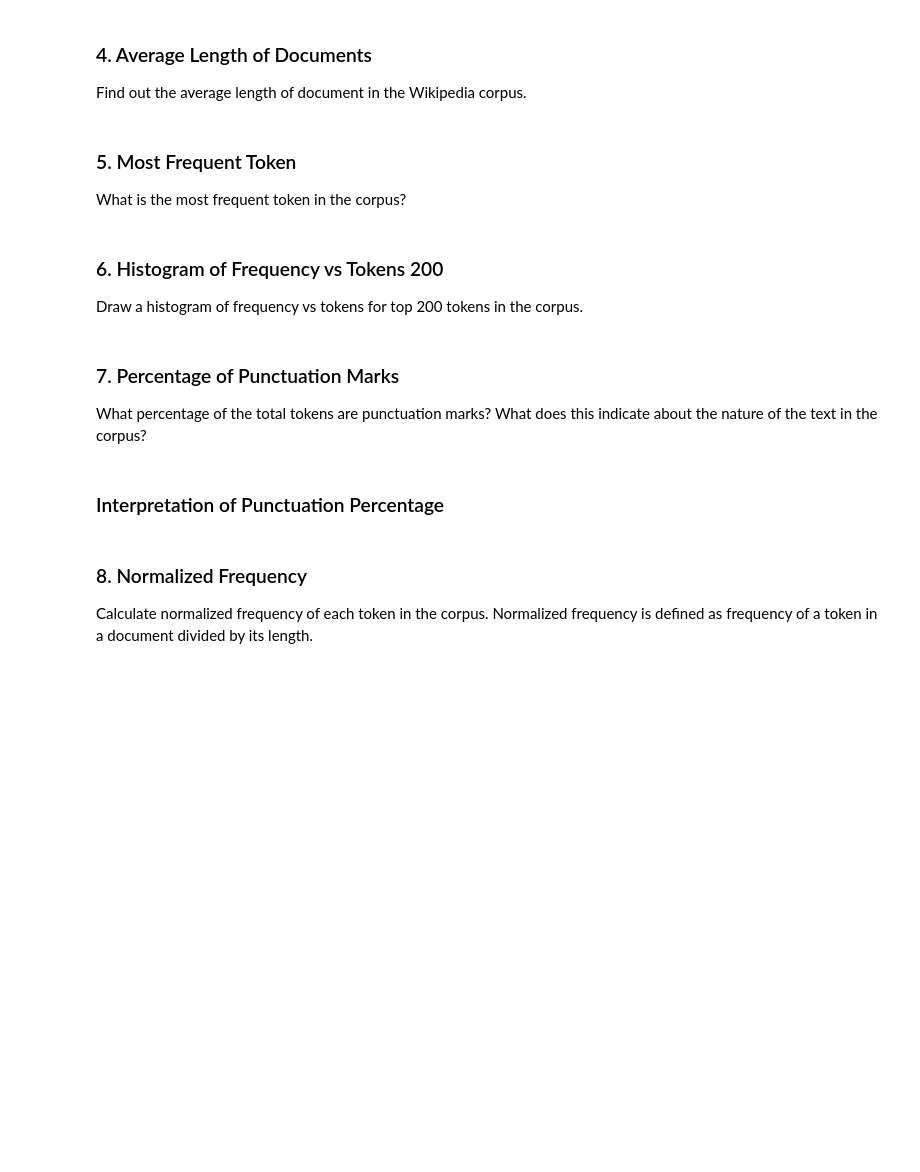
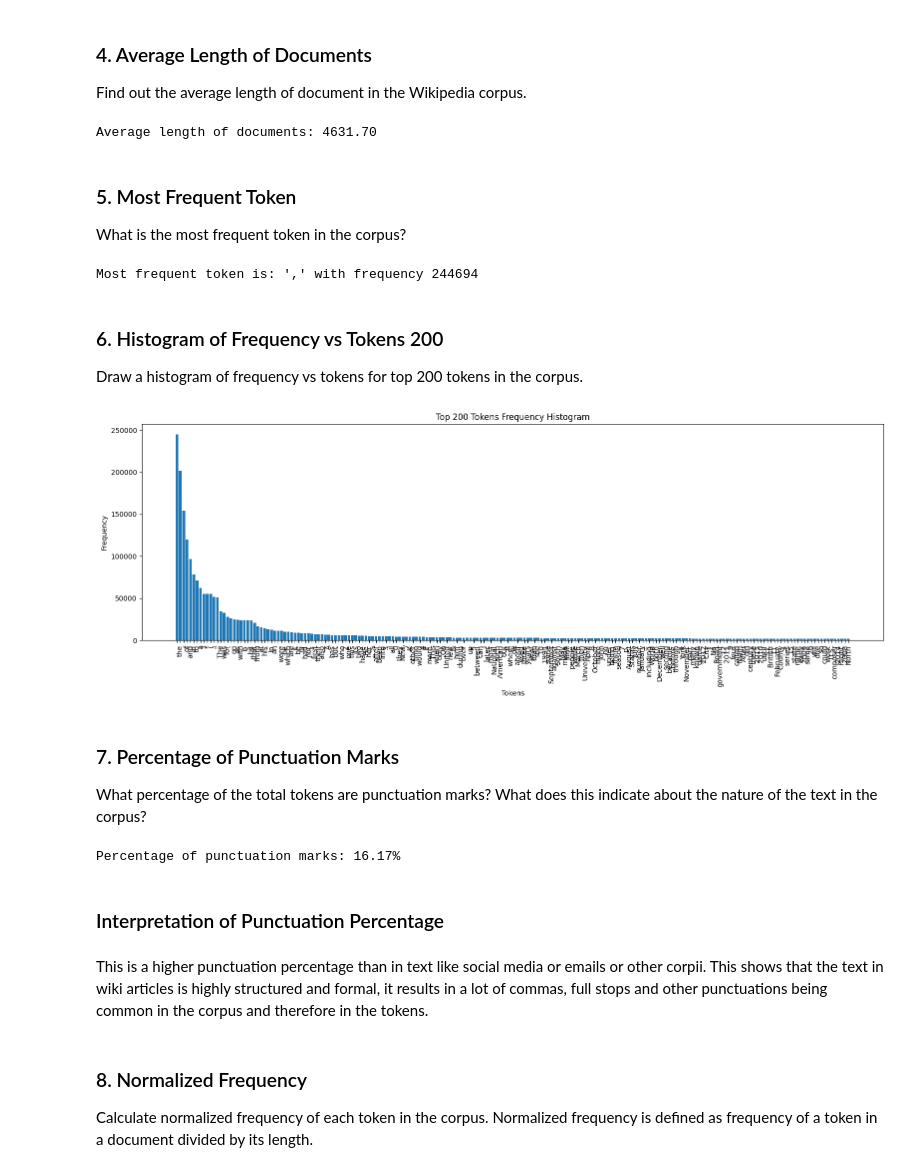
Before and after one commit to whiplxsh21/CS779-IITK, a Jupyter notebook: Assignment 1/question_3.ipynb, the cells around one changed output. Cells and saved outputs as stored; diff of their text form; code cells hidden in the pictures; blank space fills up the shorter version.

```diff
--- a/Assignment 1/question_3.ipynb
+++ b/Assignment 1/question_3.ipynb
@@ -204,28 +204,34 @@ def create_headings_list(articles_dataset):
 # %% [markdown]
 The above code was taking too much time for going through the entire dataset, so I made a batch system for processing it.
 # %%
+from tqdm import tqdm
+import json
+
 def process_in_batches(dataset_object, batch_size=1000):
     total_articles = len(dataset_object)
     final_classified_list = []
 
     num_batches = (total_articles + batch_size - 1) // batch_size
 
+    # global counter for article numbering
+    global_article_number = 0
+
     with tqdm(total=total_articles, desc="Processing articles") as pbar:
         for i in range(num_batches):
-            # start and end indexes for current batch
             start_index = i * batch_size
             end_index = min((i + 1) * batch_size, total_articles)
 
-            # convert to list
             batch_slice = dataset_object.select(range(start_index, end_index))
             batch_list = batch_slice.to_list()
 
             processed_batch = create_headings_list(batch_list)
 
+            for item in processed_batch:
+                item['article_number'] = global_article_number
+                global_article_number += 1
 
             final_classified_list.extend(processed_batch)
 
-            # progress bar update
             pbar.update(len(batch_list))
 
     return final_classified_list
@@ -233,14 +239,13 @@ def process_in_batches(dataset_object, batch_size=1000):
 
 classified_dataset = process_in_batches(dataset)
 
-# saving the final result in a json file
 with open("classified_articles.json", "w", encoding="utf-8") as f:
     json.dump(classified_dataset, f, indent=4)
 
 print(f"\nProcessing complete. Total articles processed: {len(classified_dataset)}")
 
-# just a sample on one article
-print(json.dumps(classified_dataset[10:11], indent=4))
+# sample check, article n0. 10k.
+print(json.dumps(classified_dataset[10000:10001], indent=4))
 # %% [output]
 Processing complete. Total articles processed: 27008
 [
@@ -337,5 +343,5 @@ Maximum number of subheadings: 745
 # %%
-for article in classified_dataset[166:168]:
+for article in classified_dataset[4168:4169]:
 
     article_number = article['article_number']
     headings = list(article.keys())
@@ -382,17 +458,67 @@ Tokenization involves breaking down the text into individual units, called token
 # %% [markdown]
 ### 4. Average Length of Documents
 Find out the average length of document in the Wikipedia corpus.
+# %%
+# 4. average length of documents
+
+total_length = sum(entry['length'] for entry in lengths)
+average_length = total_length / len(lengths)
+print(f"Average length of documents: {average_length:.2f}")
+# %% [output]
+Average length of documents: 4631.70
 # %% [markdown]
 ### 5. Most Frequent Token
 What is the most frequent token in the corpus?
+# %%
+# 5. most frqeuent token
+from collections import Counter
+
+token_freq = Counter(all_tokens)
+most_common_token, most_common_freq = token_freq.most_common(1)[0]
+print(f"Most frequent token is: '{most_common_token}' with frequency {most_common_freq}")
+# %% [output]
+Most frequent token is: ',' with frequency 244694
 # %% [markdown]
 ### 6. Histogram of Frequency vs Tokens 200
 Draw a histogram of frequency vs tokens for top 200 tokens in the corpus.
+# %%
+# 6. frequency vs top 200 tokens histogram
+
+import matplotlib.pyplot as plt
+
+top_200 = token_freq.most_common(200)
+tokens, freqs = zip(*top_200)
+
+plt.figure(figsize=(16,6))
+plt.bar(range(len(tokens)), freqs)
+plt.xticks(range(len(tokens)), tokens, rotation=90)
+plt.title("Top 200 Tokens Frequency Histogram")
+plt.xlabel("Tokens")
+plt.ylabel("Frequency")
+plt.tight_layout()
+plt.show()
+# %% [output]
+[figure, added]
 # %% [markdown]
 ### 7.  Percentage of Punctuation Marks
 What percentage of the total tokens are punctuation marks? What does this indicate about the nature of the text in the corpus?
+# %%
+# 7. percentage punctuation marks
+
+import string
+
+punctuation_tokens = [token for token in all_tokens if token in string.punctuation]
+num_punctuations = len(punctuation_tokens)
+total_tokens = len(all_tokens)
+punctuation_percentage = (num_punctuations / total_tokens) * 100
+
+print(f"Percentage of punctuation marks: {punctuation_percentage:.2f}%")
+# %% [output]
+Percentage of punctuation marks: 16.17%
 # %% [markdown]
 ### Interpretation of Punctuation Percentage
+# %% [markdown]
+This is a higher punctuation percentage than in text like social media or emails or other corpii. This shows that the text in wiki articles is highly structured and formal, it results in a lot of commas, full stops and other punctuations being common in the corpus and therefore in the tokens.
 # %% [markdown]
 ### 8. Normalized Frequency
 Calculate normalized frequency of each token in the corpus. Normalized frequency is defined as frequency of a token in a document divided by its length.
```
Also changed, not shown: parts of 41 cells of this notebook, 1 other file.
